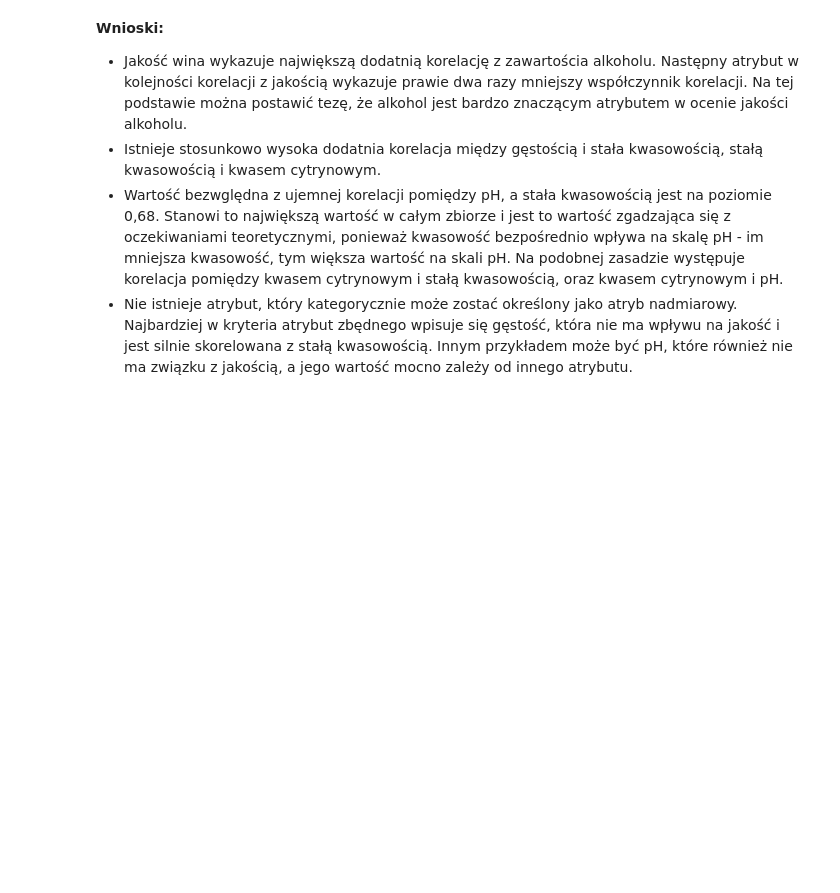
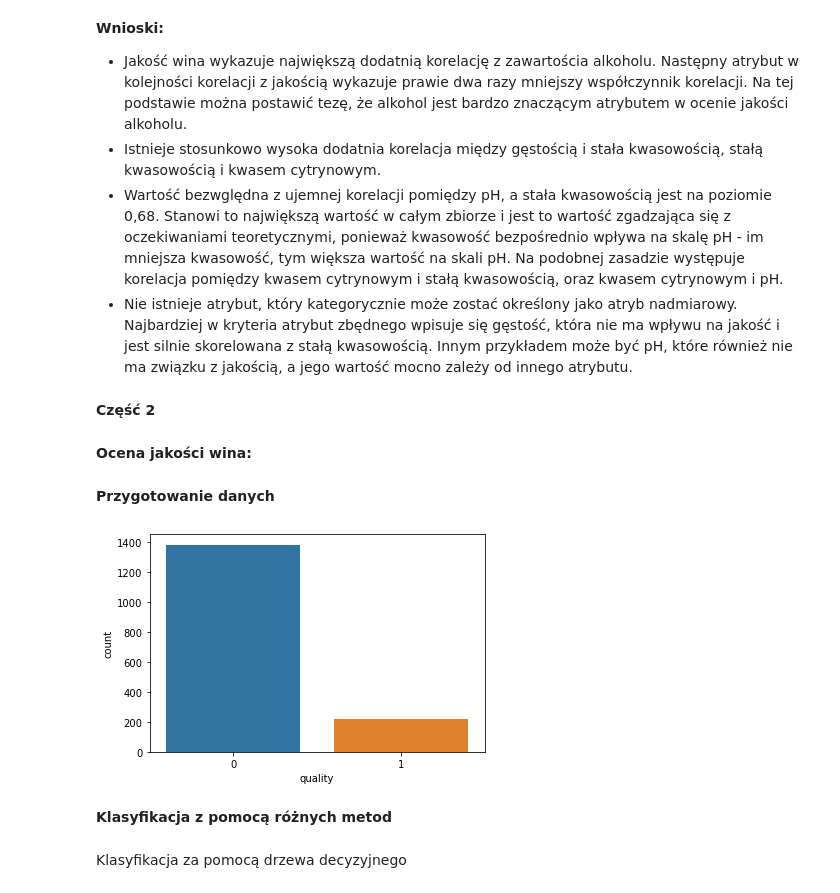
Before and after one commit to weronika-skiba/PRIAD-projekt-2021Z, a Jupyter notebook: projekt.ipynb, the cells around one changed output. Drawn from its saved outputs; the diff is of its cells as text; code cells hidden in the pictures; blank space fills up the shorter version.

```diff
--- a/projekt.ipynb
+++ b/projekt.ipynb
@@ -68,6 +77,7 @@ import matplotlib.pyplot as plt
 **Utworzenie ramek danych:** <a name="URD"></a>
 # %%
 rw_org = pd.read_csv('winequality-red.csv')
+rw_part_2 = rw_org
 print(rw_org.head())
 # %% [output]
    fixed acidity  volatile acidity  citric acid  residual sugar  chlorides  \
@@ -325,3 +335,29 @@ plt.show()
 * Istnieje stosunkowo wysoka dodatnia korelacja między gęstością i stała kwasowością, stałą kwasowością i kwasem cytrynowym.
 * Wartość bezwględna z ujemnej korelacji pomiędzy pH, a stała kwasowością jest na poziomie 0,68. Stanowi to największą wartość w całym zbiorze i jest to wartość zgadzająca się z oczekiwaniami teoretycznymi, ponieważ kwasowość bezpośrednio wpływa na skalę pH - im mniejsza kwasowość, tym większa wartość na skali pH. Na podobnej zasadzie występuje korelacja pomiędzy kwasem cytrynowym i stałą kwasowością, oraz kwasem cytrynowym i pH.
 * Nie istnieje atrybut, który kategorycznie może zostać określony jako atryb nadmiarowy. Najbardziej w kryteria atrybut zbędnego wpisuje się gęstość, która nie ma wpływu na jakość i jest silnie skorelowana z stałą kwasowością. Innym przykładem może być pH, które również nie ma związku z jakością, a jego wartość mocno zależy od innego atrybutu.
+# %% [markdown]
+**Część 2** <a name="AED"></a>
+# %% [markdown]
+**Ocena jakości wina:** <a name="AED"></a>
+# %% [markdown]
+**Przygotowanie danych** <a name="AED"></a>
+# %%
+bins = (2, 6, 8)
+groupNames = ['bad', 'good']
+rw_part_2['quality'] = pd.cut(rw_part_2['quality'], bins = bins, labels = groupNames)
+label_quality = LabelEncoder()
+rw_part_2['quality'] = label_quality.fit_transform(rw_part_2['quality'])
+rw_part_2['quality'].value_counts()
+sns.countplot(rw_part_2['quality'])
+X = rw_part_2.drop('quality', axis = 1)
+y = rw_part_2['quality']
+X_train, X_test, y_train, y_test = train_test_split(X, y, test_size = 0.2, random_state = 42)
+sc = StandardScaler()
+X_train = sc.fit_transform(X_train)
+X_test = sc.fit_transform(X_test)
+# %% [output]
+[figure, added]
+# %% [markdown]
+**Klasyfikacja z pomocą różnych metod** <a name="AED"></a>
+# %% [markdown]
+Klasyfikacja za pomocą drzewa decyzyjnego
```
Also changed, not shown: parts of 12 cells of this notebook.
